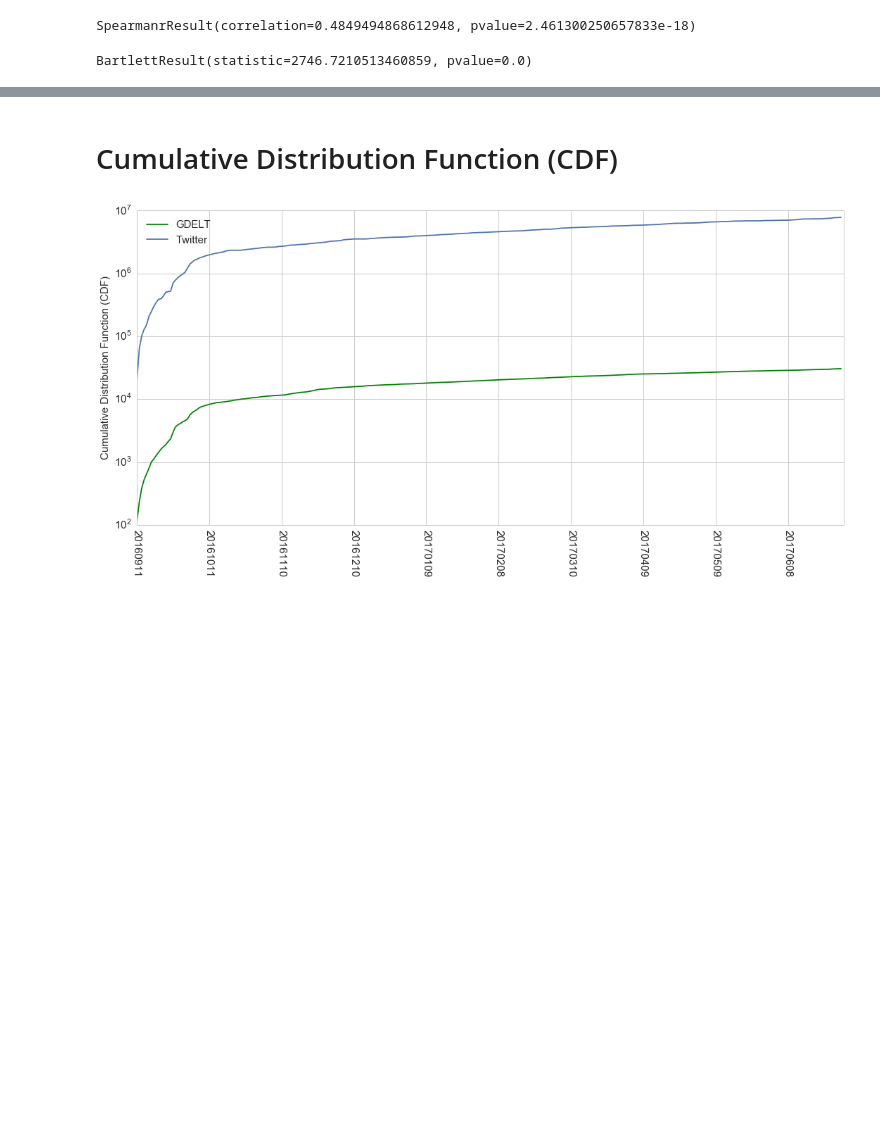
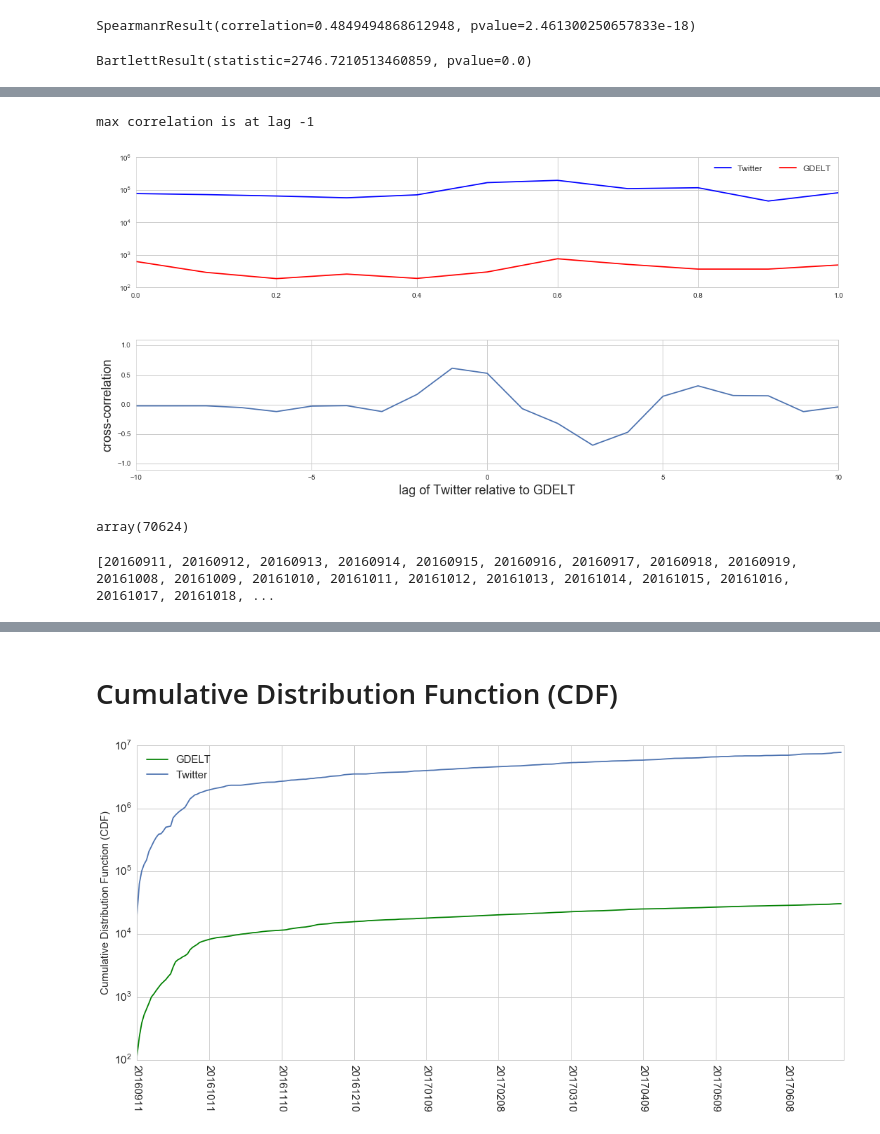
Before and after one commit to henrydambanemuya/gdelt-colombia, a Jupyter notebook: Notebooks/Tweets.ipynb, the cells around one changed output, grey strips where cells are left out. Cells and saved outputs as stored; diff of their text form; code cells hidden in the pictures; blank space fills up the shorter version.

```diff
--- a/Notebooks/Tweets.ipynb
+++ b/Notebooks/Tweets.ipynb
@@ -84,0 +139,10 @@ BartlettResult(statistic=2746.7210513460859, pvalue=0.0)
+# %%
+# Referendum Period: September 25 - October 7 (t = 10/02, k = +-5)
+cross_correlation(np.array(tweet_activity[16:27]), np.array(gdelt_activity[16:27]), 11)
+# %% [output]
+max correlation is at lag -1
+[figure, added]
+# %%
+cross_correlation(np.array(tweet_activity[20:27]), np.array(gdelt_activity[20:27]), 7)
+# %% [output]
+array(70624)
@@ -84,0 +157,4 @@ BartlettResult(statistic=2746.7210513460859, pvalue=0.0)
+# %%
+print(classify(90, 220, 0,60000))
+# %% [output]
+[20160911, 20160912, 20160913, 20160914, 20160915, 20160916, 20160917, 20160918, 20160919, 20161008, 20161009, 20161010, 20161011, 20161012, 20161013, 20161014, 20161015, 20161016, 20161017, 20161018, ...
```
Also changed, not shown: parts of 10 cells of this notebook.
